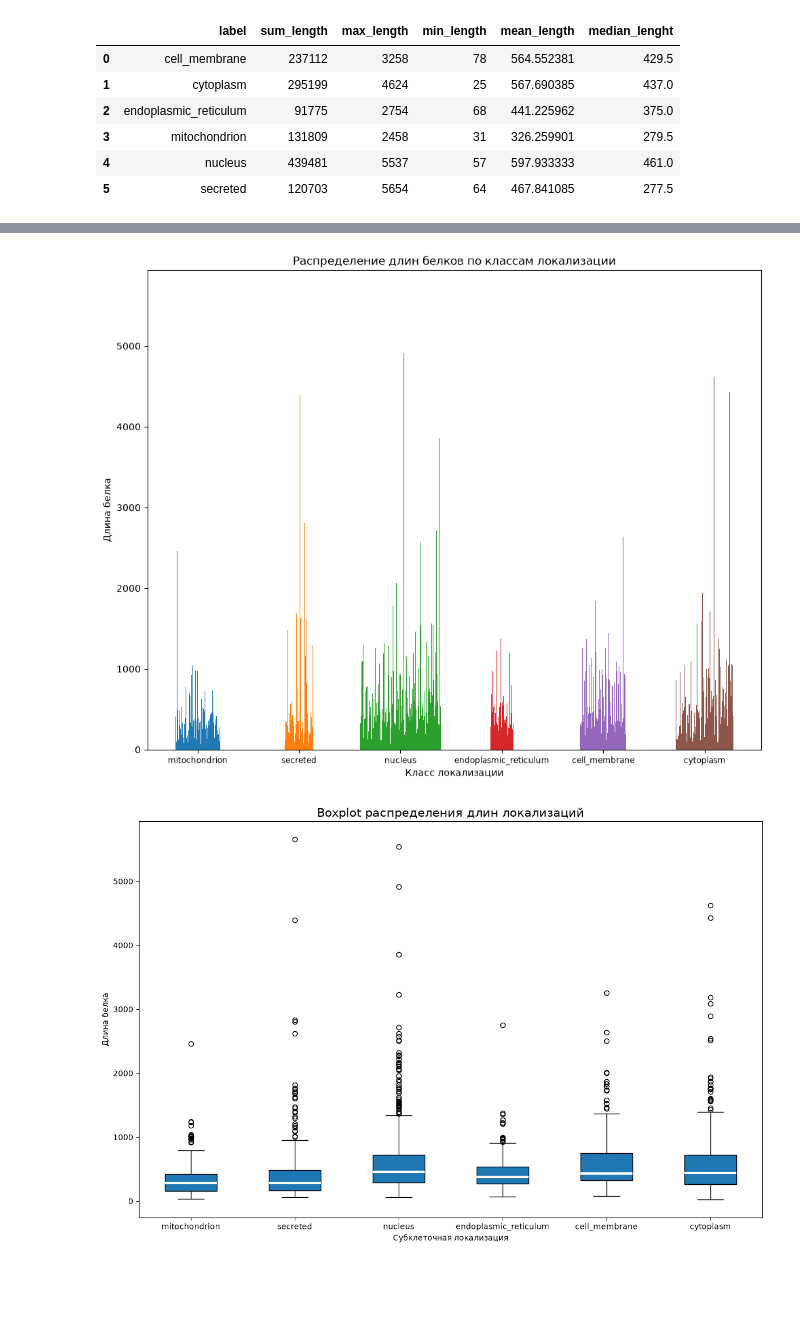
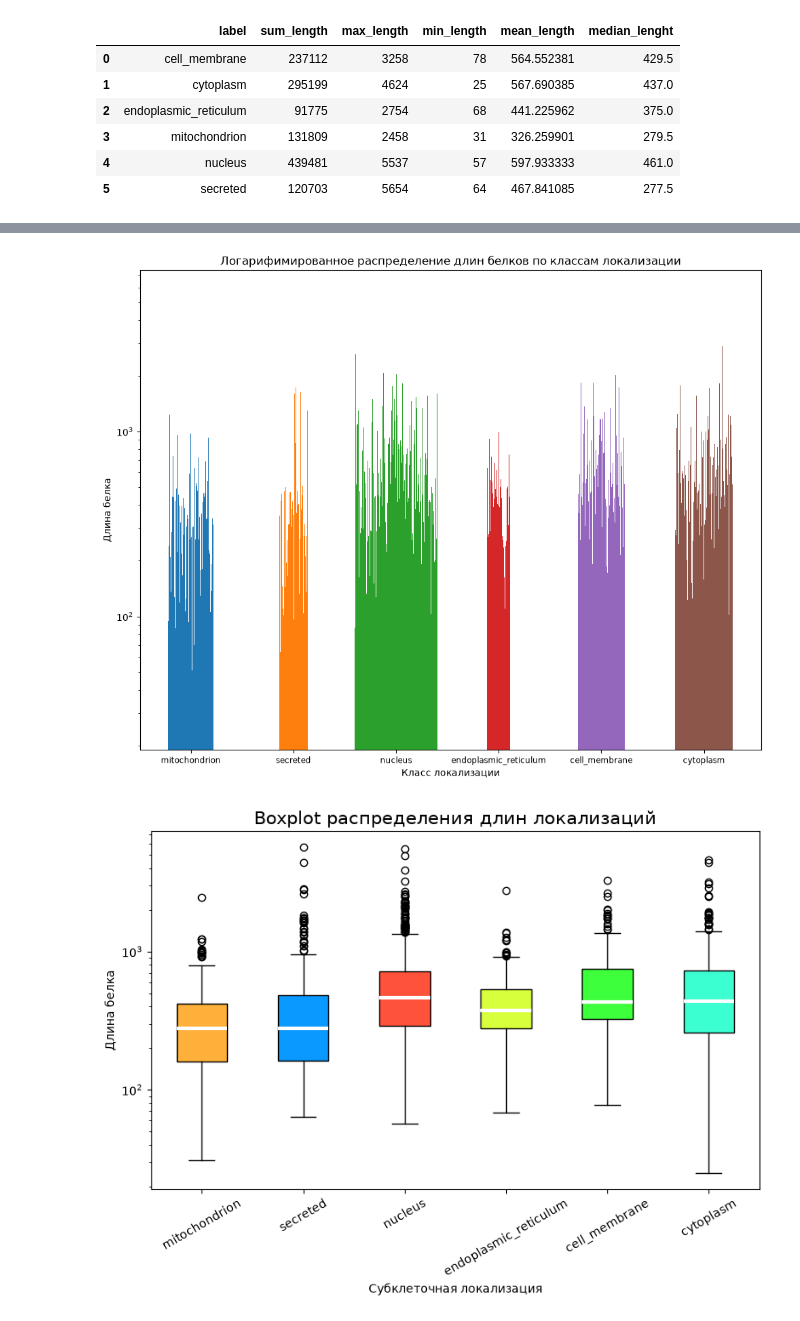
Before and after one commit to EnemyOfDeath7/protein-localization-project, a Jupyter notebook: notebooks/03_eda.ipynb, the cells around one changed output, grey strips where cells are left out. Drawn from its saved outputs; the diff is of its cells as text; code cells hidden in the pictures; blank space fills up the shorter version.

Commit message:
The section on length analysis in EDA has been completed.

```diff
--- a/notebooks/03_eda.ipynb
+++ b/notebooks/03_eda.ipynb
@@ -119,3 +119,27 @@ label_lenght
 | 3 | mitochondrion | 131809 | 2458 | 31 | 326.259901 | 279.5 |
 | 4 | nucleus | 439481 | 5537 | 57 | 597.933333 | 461.0 |
 | 5 | secreted | 120703 | 5654 | 64 | 467.841085 | 277.5 |
+# %%
+labels = df["label"].unique().tolist()
+n_labels = len(labels)
+
+bar_width = 0.8 / df.groupby("label").size().max()
+
+fig, ax = plt.subplots(figsize=(10, 8))
+
+for i, label in enumerate(labels):
+    lengths = df.loc[df["label"] == label, "Length"].values
+    n_bars = len(lengths)
+
+    offsets = (np.arange(n_bars) - (n_bars - 1) / 2) * bar_width
+    ax.bar(i + offsets, lengths, label=label, width=bar_width * 1.5)
+
+ax.set_xticks(np.arange(n_labels))
+ax.set_xticklabels(labels, fontsize=8.5)
+
+ax.set_xlabel("Класс локализации")
+ax.set_ylabel("Длина белка")
+ax.set_title("Распределение длин белков по классам локализации")
+
+plt.tight_layout()
+plt.show()
@@ -137,26 +163,36 @@ for i, label in enumerate(labels):
 ax.set_xticks(np.arange(n_labels))
 ax.set_xticklabels(labels, fontsize=8.5)
 
+ax.set_yscale("log")
+
 ax.set_xlabel("Класс локализации")
 ax.set_ylabel("Длина белка")
-ax.set_title("Распределение длин белков по классам локализации")
+ax.set_title("Логарифимированное распределение длин белков по классам локализации")
 
 plt.tight_layout()
 plt.show()
 # %% [output]
-[figure, old version]
+[figure, new version]
 # %%
 data = [df.loc[df["label"] == label, "Length"].values for label in labels]
+colors = ["#ffb03b", "#0a99ff", "#ff523b", "#d8ff3b", "#3eff3b", "#3bffd1"]
 
-fig, ax = plt.subplots(figsize=(12, 8))
+fig, ax = plt.subplots(figsize=(8, 6))
 
-ax.boxplot(data, tick_labels=labels, patch_artist=True, medianprops=dict(color="white", lw=3))
+bp = ax.boxplot(data, tick_labels=labels, patch_artist=True, medianprops=dict(color="white", lw=3))
 
 ax.set_title("Boxplot распределения длин локализаций", fontsize=15)
 ax.set_xlabel("Субклеточная локализация")
 ax.set_ylabel("Длина белка")
 
+ax.tick_params(axis="x", rotation=30)
+
+ax.set_yscale("log")
+
+for i, color in zip(range(len(bp)), colors):
+    bp["boxes"][i].set_facecolor(color)
+
 plt.tight_layout()
 plt.show()
 # %% [output]
-[figure, old version]
+[figure, new version]
```
Also changed, not shown: parts of 2 cells of this notebook.
